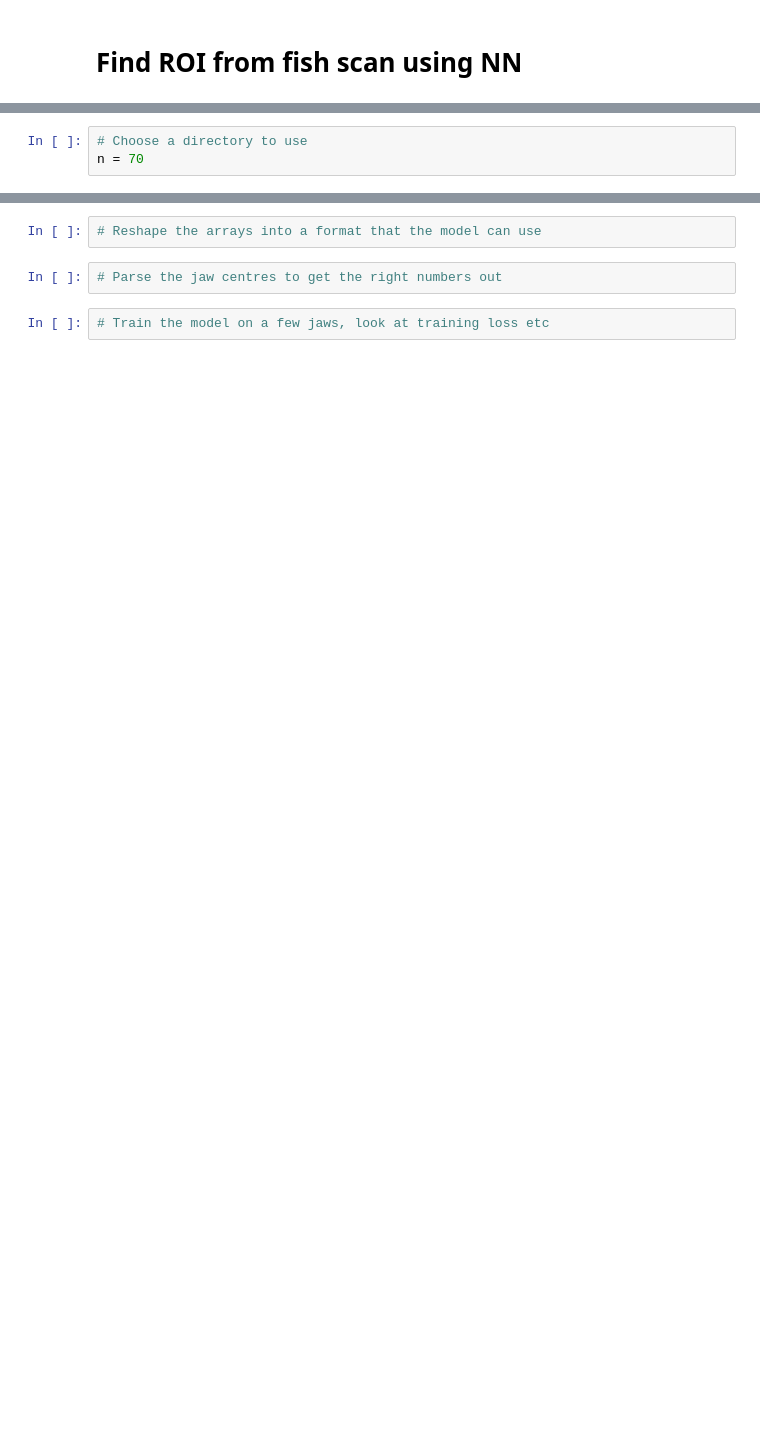
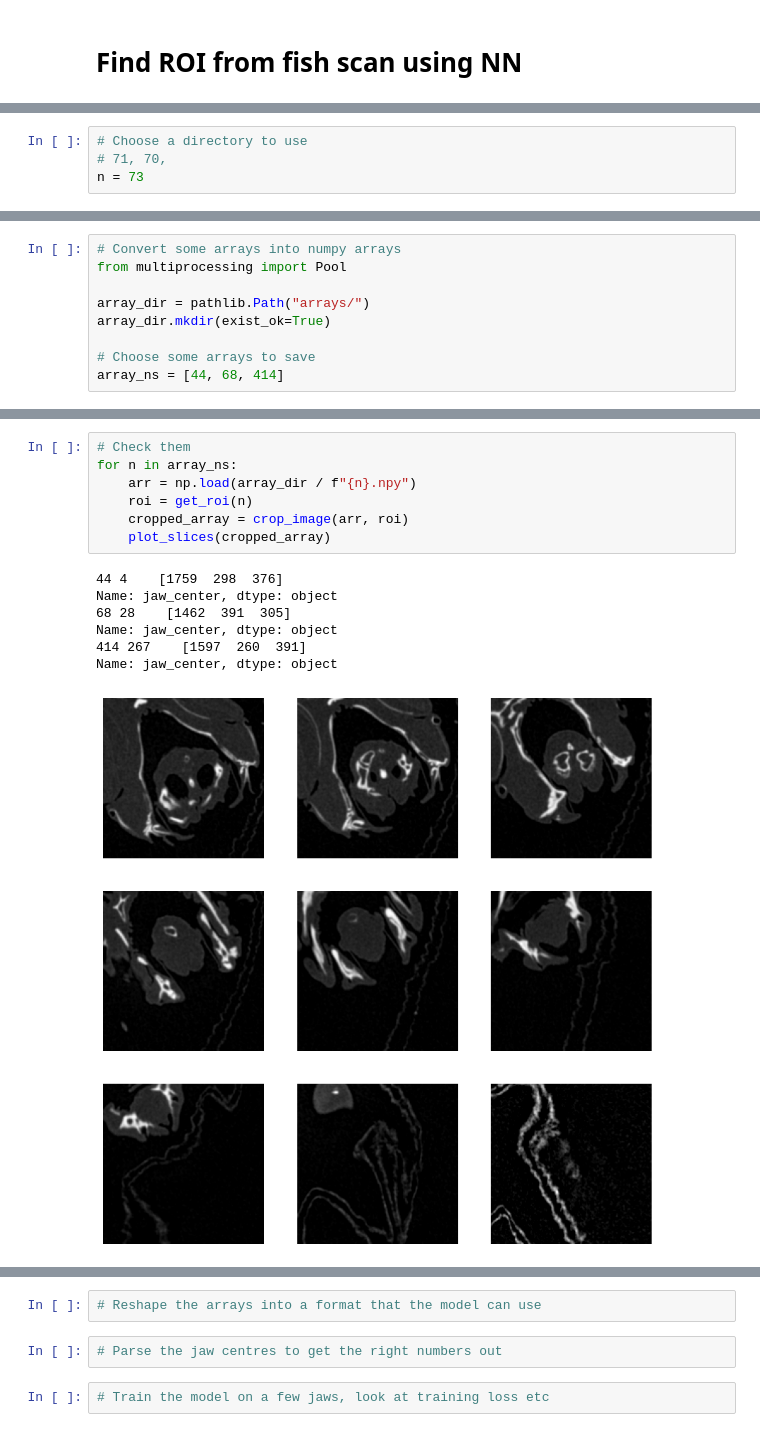
Before and after one commit to JGIBristol/fish_test, a Jupyter notebook: find_roi.ipynb, the cells around one changed output, grey strips where cells are left out. Cells and saved outputs as stored; diff of their text form; blank space fills up the shorter version.

Commit message:
choose some fish to use for initial training

```diff
--- a/find_roi.ipynb
+++ b/find_roi.ipynb
@@ -43,5 +44,6 @@ assert os.path.isdir(data_dir)
 # %%
 # Choose a directory to use
-n = 70
+# 71, 70,
+n = 73
 # %%
 # Read the images into an array
@@ -136,0 +243,9 @@ for axis, i in zip(
+# %%
+# Convert some arrays into numpy arrays
+from multiprocessing import Pool
+
+array_dir = pathlib.Path("arrays/")
+array_dir.mkdir(exist_ok=True)
+
+# Choose some arrays to save
+array_ns = [44, 68, 414]
@@ -136,0 +264,15 @@ for axis, i in zip(
+# %%
+# Check them
+for n in array_ns:
+    arr = np.load(array_dir / f"{n}.npy")
+    roi = get_roi(n)
+    cropped_array = crop_image(arr, roi)
+    plot_slices(cropped_array)
+# %% [output]
+44 4    [1759  298  376]
+Name: jaw_center, dtype: object
+68 28    [1462  391  305]
+Name: jaw_center, dtype: object
+414 267    [1597  260  391]
+Name: jaw_center, dtype: object
+[figure, added]
```
Also changed, not shown: parts of 11 cells of this notebook.
